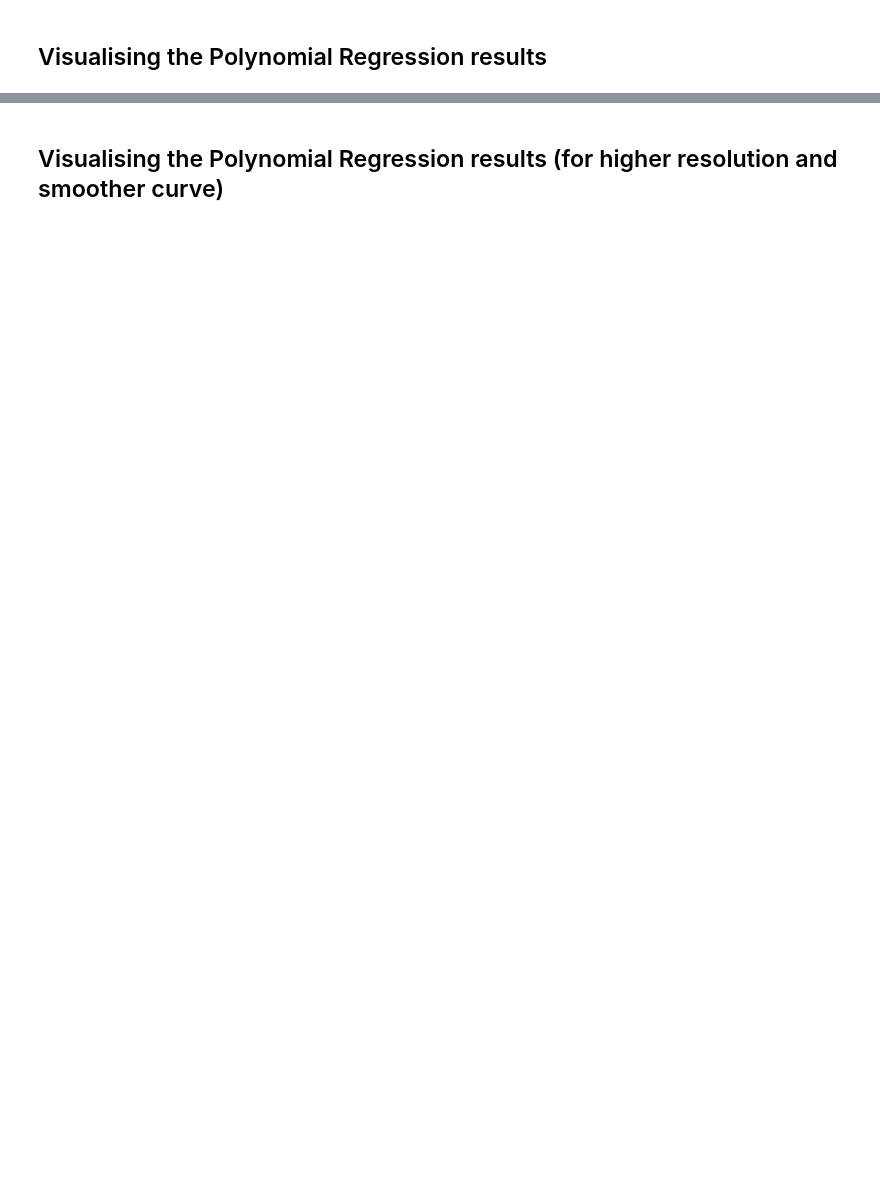
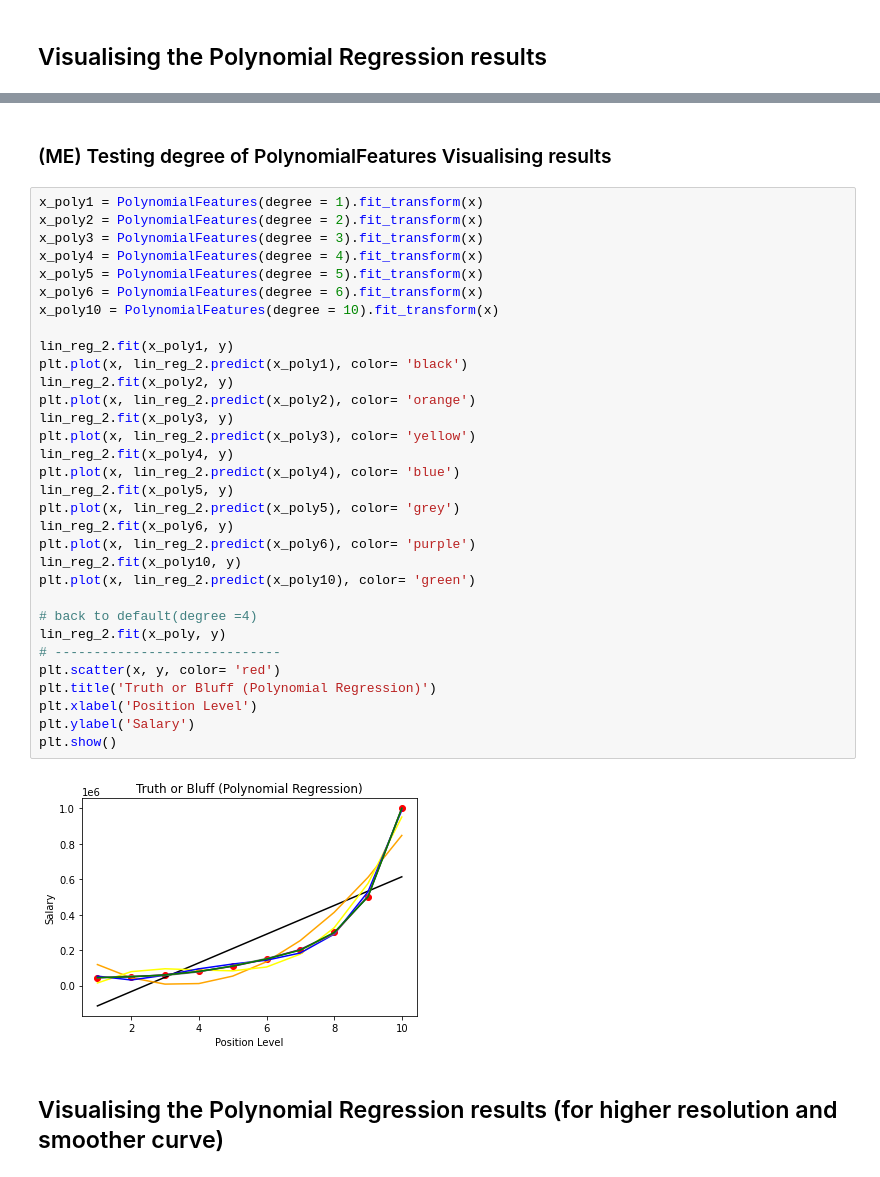
Before and after one commit to barrystone/Machine-Learning_python, a Jupyter notebook: 2.Regression/6. Polynomial Regression/polynomial_regression.ipynb, the cells around one changed output, grey strips where cells are left out. Saved outputs shown, nothing was run; the diff lists cells and outputs as text; blank space fills up the shorter version.

```diff
--- a/2.Regression/6. Polynomial Regression/polynomial_regression.ipynb
+++ b/2.Regression/6. Polynomial Regression/polynomial_regression.ipynb
@@ -23,2 +56,38 @@ y = dataset.iloc[:, -1].values
+# %% [markdown]
+### (ME) Testing degree of PolynomialFeatures Visualising results
+# %%
+x_poly1 = PolynomialFeatures(degree = 1).fit_transform(x)
+x_poly2 = PolynomialFeatures(degree = 2).fit_transform(x)
+x_poly3 = PolynomialFeatures(degree = 3).fit_transform(x)
+x_poly4 = PolynomialFeatures(degree = 4).fit_transform(x)
+x_poly5 = PolynomialFeatures(degree = 5).fit_transform(x)
+x_poly6 = PolynomialFeatures(degree = 6).fit_transform(x)
+x_poly10 = PolynomialFeatures(degree = 10).fit_transform(x)
+
+lin_reg_2.fit(x_poly1, y)
+plt.plot(x, lin_reg_2.predict(x_poly1), color= 'black')
+lin_reg_2.fit(x_poly2, y)
+plt.plot(x, lin_reg_2.predict(x_poly2), color= 'orange')
+lin_reg_2.fit(x_poly3, y)
+plt.plot(x, lin_reg_2.predict(x_poly3), color= 'yellow')
+lin_reg_2.fit(x_poly4, y)
+plt.plot(x, lin_reg_2.predict(x_poly4), color= 'blue')
+lin_reg_2.fit(x_poly5, y)
+plt.plot(x, lin_reg_2.predict(x_poly5), color= 'grey')
+lin_reg_2.fit(x_poly6, y)
+plt.plot(x, lin_reg_2.predict(x_poly6), color= 'purple')
+lin_reg_2.fit(x_poly10, y)
+plt.plot(x, lin_reg_2.predict(x_poly10), color= 'green')
+
+# back to default(degree =4)
+lin_reg_2.fit(x_poly, y)
+# -----------------------------
+plt.scatter(x, y, color= 'red')
+plt.title('Truth or Bluff (Polynomial Regression)')
+plt.xlabel('Position Level')
+plt.ylabel('Salary')
+plt.show()
+# %% [output]
+[figure, added]
 # %% [markdown]
 ## Visualising the Polynomial Regression results (for higher resolution and smoother curve)
```
Also changed, not shown: parts of 7 cells of this notebook.
